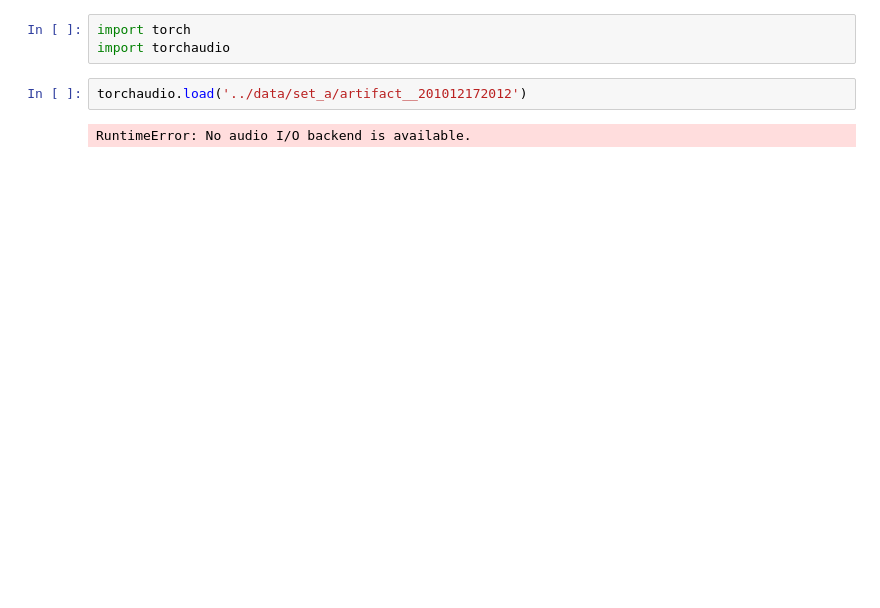
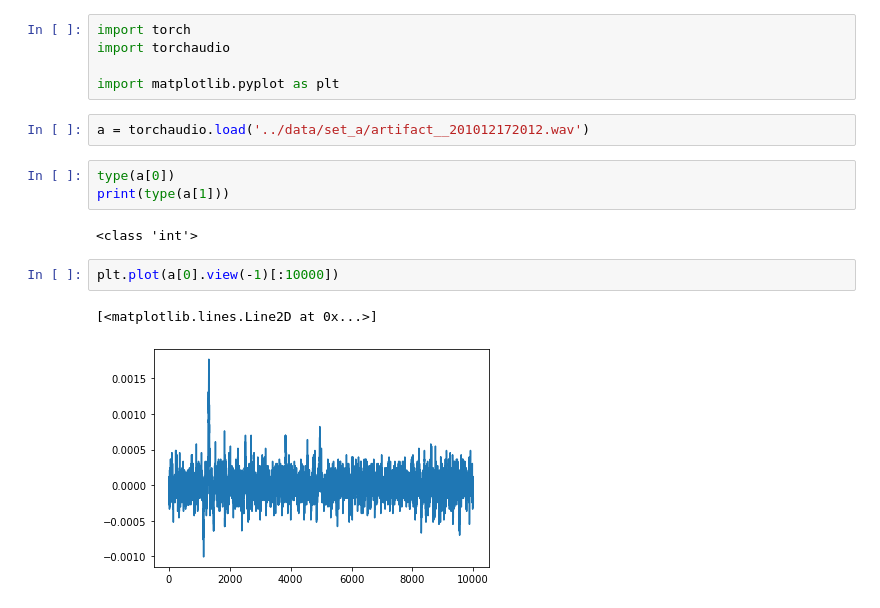
Before and after one commit to willsanford/nn_practice, a Jupyter notebook: heart_beat/src/heart_beat.ipynb, the cells around one changed output. Cells and saved outputs as stored; diff of their text form; blank space fills up the shorter version.

Commit message:
Got the backend working

```diff
--- a/heart_beat/src/heart_beat.ipynb
+++ b/heart_beat/src/heart_beat.ipynb
@@ -1,7 +1,17 @@
 # %%
 import torch
 import torchaudio
+
+import matplotlib.pyplot as plt
 # %%
-torchaudio.load('../data/set_a/artifact__201012172012')
+a = torchaudio.load('../data/set_a/artifact__201012172012.wav')
-# %% [output]
-RuntimeError: No audio I/O backend is available.
+# %%
+type(a[0])
+print(type(a[1]))
+# %% [output]
+<class 'int'>
+# %%
+plt.plot(a[0].view(-1)[:10000])
+# %% [output]
+[<matplotlib.lines.Line2D at 0x...>]
+[figure, added]
```
Also changed, not shown: 1 other file.
